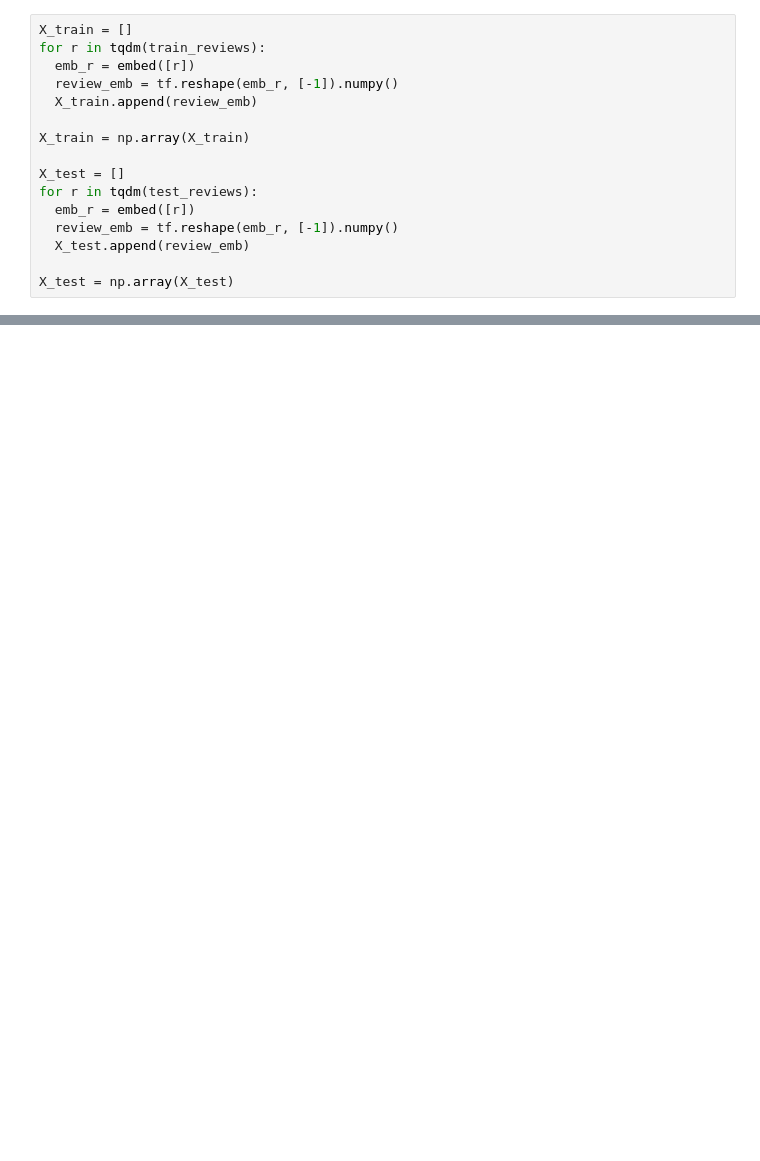
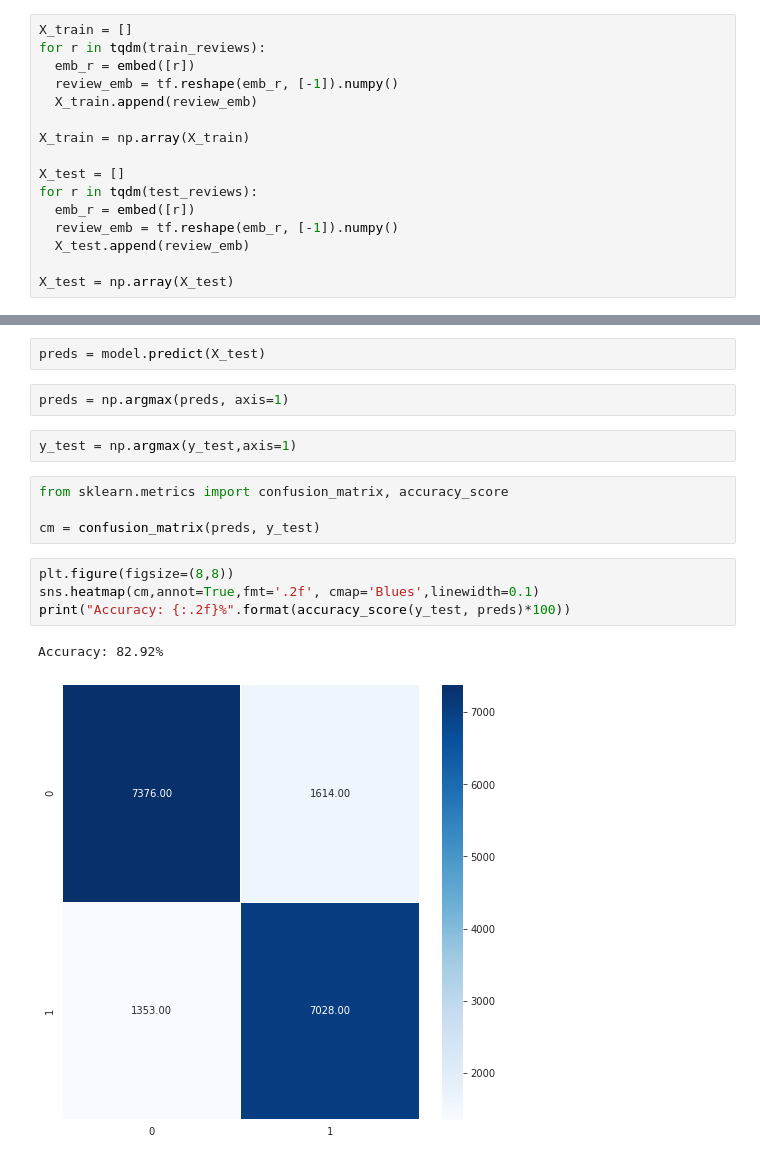
Before and after one commit to sourcecode369/deep-natural-language-processing, a Jupyter notebook: universal sentence encoder/Universal_Sentence_Encoder_Sentiment_Analysis.ipynb, the cells around one changed output, grey strips where cells are left out. Drawn from its saved outputs; the diff is of its cells as text; blank space fills up the shorter version.

```diff
--- a/universal sentence encoder/Universal_Sentence_Encoder_Sentiment_Analysis.ipynb
+++ b/universal sentence encoder/Universal_Sentence_Encoder_Sentiment_Analysis.ipynb
@@ -219,0 +331,17 @@ X_test = np.array(X_test)
+# %%
+preds = model.predict(X_test)
+# %%
+preds = np.argmax(preds, axis=1)
+# %%
+y_test = np.argmax(y_test,axis=1)
+# %%
+from sklearn.metrics import confusion_matrix, accuracy_score
+
+cm = confusion_matrix(preds, y_test)
+# %%
+plt.figure(figsize=(8,8))
+sns.heatmap(cm,annot=True,fmt='.2f', cmap='Blues',linewidth=0.1)
+print("Accuracy: {:.2f}%".format(accuracy_score(y_test, preds)*100))
+# %% [output]
+Accuracy: 82.92%
+[figure, added]
```
Also changed, not shown: parts of 13 cells of this notebook.
